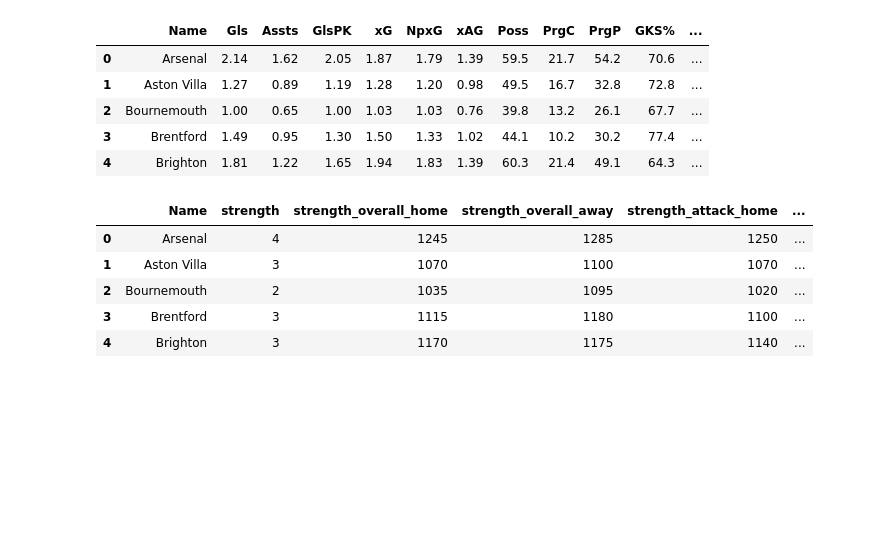
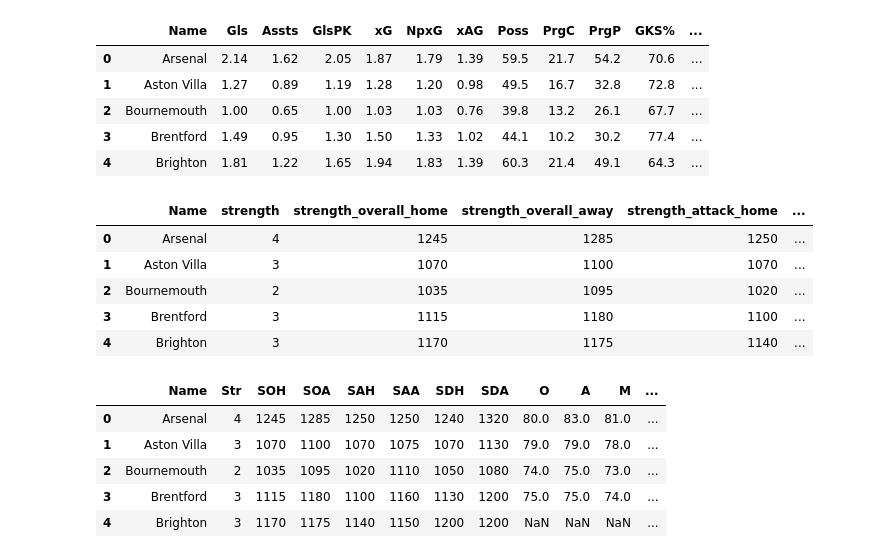
Before and after one commit to jeffreyreeve/capstone-premier-league-predictor, a Jupyter notebook: notebooks/data_prep.ipynb, the cells around one changed output. Saved outputs shown, nothing was run; the diff lists cells and outputs as text; code cells hidden in the pictures; blank space fills up the shorter version.

```diff
--- a/notebooks/data_prep.ipynb
+++ b/notebooks/data_prep.ipynb
@@ -291,0 +144,10 @@ team_data.head()
+# %%
+team_data.rename(columns={'strength': 'Str', 'strength_overall_home': 'SOH', 'strength_overall_away': 'SOA', 'strength_attack_home': 'SAH', 'strength_attack_away': 'SAA', 'strength_defence_home': 'SDH', 'strength_defence_away': 'SDA', 'Overall': 'O', 'Attack': 'A', 'Midfield': 'M', 'Defence': 'D'}, inplace=True)
+team_data.head()
+# %% [output]
+|  | Name | Str | SOH | SOA | SAH | SAA | SDH | SDA | O | A | M | ... |
+| 0 | Arsenal | 4 | 1245 | 1285 | 1250 | 1250 | 1240 | 1320 | 80.0 | 83.0 | 81.0 | ... |
+| 1 | Aston Villa | 3 | 1070 | 1100 | 1070 | 1075 | 1070 | 1130 | 79.0 | 79.0 | 78.0 | ... |
+| 2 | Bournemouth | 2 | 1035 | 1095 | 1020 | 1110 | 1050 | 1080 | 74.0 | 75.0 | 73.0 | ... |
+| 3 | Brentford | 3 | 1115 | 1180 | 1100 | 1160 | 1130 | 1200 | 75.0 | 75.0 | 74.0 | ... |
+| 4 | Brighton | 3 | 1170 | 1175 | 1140 | 1150 | 1200 | 1200 | NaN | NaN | NaN | ... |
```
Also changed, not shown: parts of 52 cells of this notebook.
